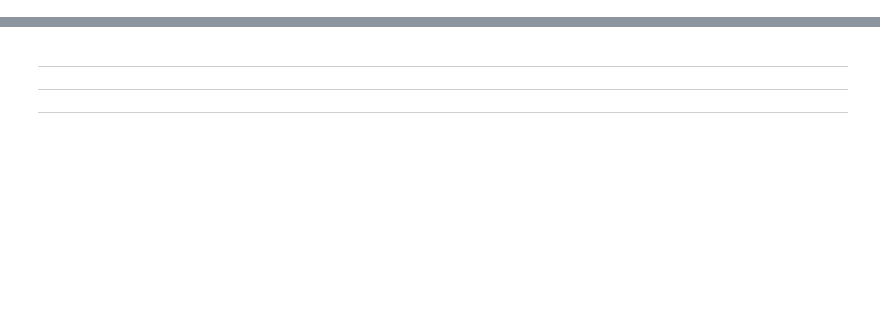
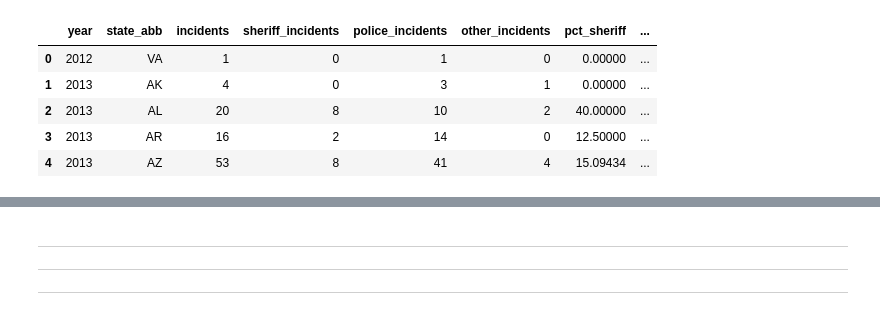
Before and after one commit to cbs-news-data/sheriff_documentary_analysis, a Jupyter notebook: notebooks/3_police_killings_state.ipynb, the cells around one changed output, grey strips where cells are left out. Cells and saved outputs as stored; diff of their text form; code cells hidden in the pictures; blank space fills up the shorter version.

```diff
--- a/notebooks/3_police_killings_state.ipynb
+++ b/notebooks/3_police_killings_state.ipynb
@@ -139,0 +93,17 @@ arrest_by_state.head()
+# %%
+# Create a simplified dataset focused on state-level analysis
+# Extract key variables: state, year, and agency type flags
+
+incidents_short = (
+    incidents_flagged
+    .assign(
+        year = lambda f: f["date"].dt.year,  # Updated to new column name
+    )
+    [["incident_uid", "state", "year", "sheriff", "police", "others"]]  # Updated column names
+)
+
+print(f"Created state-level incident dataset with {len(incidents_short)} incidents")
+print(f"Years: {incidents_short['year'].min()} to {incidents_short['year'].max()}")
+print(f"States: {incidents_short['state'].nunique()}")
+
+incidents_short.head()
@@ -139,0 +120,58 @@ arrest_by_state.head()
+# %%
+# Calculate incident counts and percentages by state and year
+# This breaks down the national trends to show state-level patterns
+# Key metrics: total incidents, sheriff incidents, police incidents, and percentages
+
+# Create state name to abbreviation mapping using a simple dictionary
+# Based on US state names to match with arrests data that uses abbreviations
+import pandas as pd
+
+# Create a mapping DataFrame for state names to abbreviations
+state_mapping = pd.DataFrame({
+    'state_name': ['Alabama', 'Alaska', 'Arizona', 'Arkansas', 'California', 'Colorado', 'Connecticut',
+                   'Delaware', 'Florida', 'Georgia', 'Hawaii', 'Idaho', 'Illinois', 'Indiana', 'Iowa',
+                   'Kansas', 'Kentucky', 'Louisiana', 'Maine', 'Maryland', 'Massachusetts', 'Michigan',
+                   'Minnesota', 'Mississippi', 'Missouri', 'Montana', 'Nebraska', 'Nevada', 'New Hampshire',
+                   'New Jersey', 'New Mexico', 'New York', 'North Carolina', 'North Dakota', 'Ohio',
+                   'Oklahoma', 'Oregon', 'Pennsylvania', 'Rhode Island', 'South Carolina', 'South Dakota',
+                   'Tennessee', 'Texas', 'Utah', 'Vermont', 'Virginia', 'Washington', 'West Virginia',
+                   'Wisconsin', 'Wyoming', 'District of Columbia'],
+    'state_abb': ['AL', 'AK', 'AZ', 'AR', 'CA', 'CO', 'CT', 'DE', 'FL', 'GA', 'HI', 'ID', 'IL', 'IN', 'IA',
+                  'KS', 'KY', 'LA', 'ME', 'MD', 'MA', 'MI', 'MN', 'MS', 'MO', 'MT', 'NE', 'NV', 'NH',
+                  'NJ', 'NM', 'NY', 'NC', 'ND', 'OH', 'OK', 'OR', 'PA', 'RI', 'SC', 'SD', 'TN', 'TX',
+                  'UT', 'VT', 'VA', 'WA', 'WV', 'WI', 'WY', 'DC']
+})
+
+incidents_by_state = (
+    incidents_short
+    .merge(
+        state_mapping,
+        left_on="state",
+        right_on="state_name",
+        how="left"
+    )
+    .dropna(subset=["state_abb"])  # Remove any states that couldn't be mapped
+    .groupby(
+        ["year", "state_abb"]  # Now using abbreviations consistently
+    )
+    .agg(
+        incidents = ("incident_uid", "count"),           # Total incidents per state per year
+        sheriff_incidents = ("sheriff", "sum"),          # Sheriff incidents per state per year
+        police_incidents = ("police", "sum"),            # Police incidents per state per year
+        other_incidents = ("others", "sum"),             # Other agency incidents per state per year
+    )
+    .reset_index()
+    .assign(
+        # Calculate percentages to understand agency involvement patterns by state
+        pct_sheriff = lambda x: x["sheriff_incidents"] / x["incidents"] * 100,
+        pct_police = lambda x: x["police_incidents"] / x["incidents"] * 100,
+        pct_others = lambda x: x["other_incidents"] / x["incidents"] * 100,
+    )
+)
+
+print(f"Created state-year incident breakdown with {len(incidents_by_state)} records")
+print("This shows how incident patterns vary by state and year")
+print(f"Successfully mapped incidents from {len(incidents_short['state'].unique())} states to abbreviations")
+
+incidents_by_state.head()
+# %% [output]
@@ -139,0 +181,6 @@ arrest_by_state.head()
+|  | year | state_abb | incidents | sheriff_incidents | police_incidents | other_incidents | pct_sheriff | ... |
+| 0 | 2012 | VA | 1 | 0 | 1 | 0 | 0.00000 | ... |
+| 1 | 2013 | AK | 4 | 0 | 3 | 1 | 0.00000 | ... |
+| 2 | 2013 | AL | 20 | 8 | 10 | 2 | 40.00000 | ... |
+| 3 | 2013 | AR | 16 | 2 | 14 | 0 | 12.50000 | ... |
+| 4 | 2013 | AZ | 53 | 8 | 41 | 4 | 15.09434 | ... |
```
Also changed, not shown: parts of 24 cells of this notebook, 28 other files.
